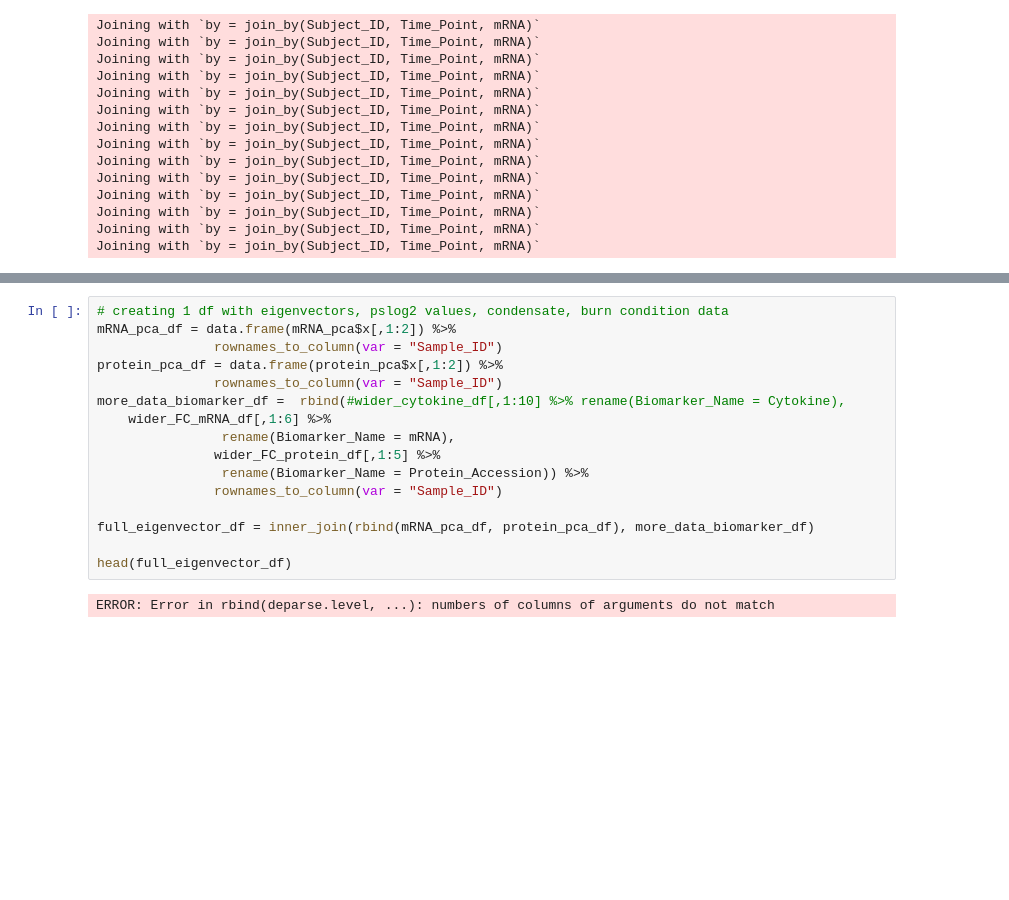
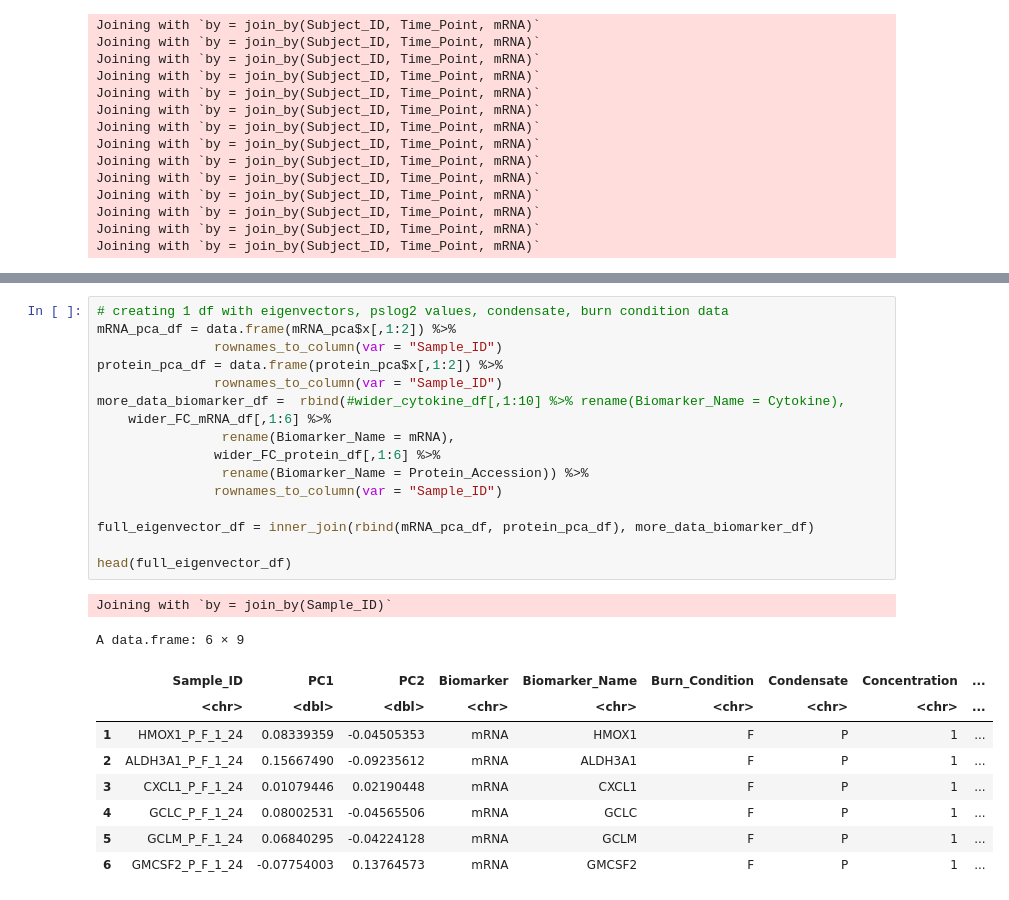
Before and after one commit to UNC-CEMALB/Burn-pit-smoke-condensate-mediated-toxicity-in-human-airway-epithelial-cells-, a Jupyter notebook: 3. Biomarker Cluster Analysis/Redo.ipynb, the cells around one changed output, grey strips where cells are left out. Saved outputs shown, nothing was run; the diff lists cells and outputs as text; blank space fills up the shorter version.

```diff
--- a/3. Biomarker Cluster Analysis/Redo.ipynb
+++ b/3. Biomarker Cluster Analysis/Redo.ipynb
@@ -278,18 +280,27 @@ fviz_eig(protein_pca, addlabels = TRUE)
 # %%
 # creating 1 df with eigenvectors, pslog2 values, condensate, burn condition data
 mRNA_pca_df = data.frame(mRNA_pca$x[,1:2]) %>%
                rownames_to_column(var = "Sample_ID")
 protein_pca_df = data.frame(protein_pca$x[,1:2]) %>%
                rownames_to_column(var = "Sample_ID")
 more_data_biomarker_df =  rbind(#wider_cytokine_df[,1:10] %>% rename(Biomarker_Name = Cytokine),
     wider_FC_mRNA_df[,1:6] %>%
                 rename(Biomarker_Name = mRNA),
-               wider_FC_protein_df[,1:5] %>%
+               wider_FC_protein_df[,1:6] %>%
                 rename(Biomarker_Name = Protein_Accession)) %>%
                rownames_to_column(var = "Sample_ID")
 
 full_eigenvector_df = inner_join(rbind(mRNA_pca_df, protein_pca_df), more_data_biomarker_df)
 
 head(full_eigenvector_df)
 # %% [output]
-ERROR: Error in rbind(deparse.level, ...): numbers of columns of arguments do not match
+Joining with `by = join_by(Sample_ID)`
+A data.frame: 6 × 9
+|  | Sample_ID | PC1 | PC2 | Biomarker | Biomarker_Name | Burn_Condition | Condensate | Concentration | ... |
+|  | <chr> | <dbl> | <dbl> | <chr> | <chr> | <chr> | <chr> | <chr> | ... |
+| 1 | HMOX1_P_F_1_24 | 0.08339359 | -0.04505353 | mRNA | HMOX1 | F | P | 1 | ... |
+| 2 | ALDH3A1_P_F_1_24 | 0.15667490 | -0.09235612 | mRNA | ALDH3A1 | F | P | 1 | ... |
+| 3 | CXCL1_P_F_1_24 | 0.01079446 | 0.02190448 | mRNA | CXCL1 | F | P | 1 | ... |
+| 4 | GCLC_P_F_1_24 | 0.08002531 | -0.04565506 | mRNA | GCLC | F | P | 1 | ... |
+| 5 | GCLM_P_F_1_24 | 0.06840295 | -0.04224128 | mRNA | GCLM | F | P | 1 | ... |
+| 6 | GMCSF2_P_F_1_24 | -0.07754003 | 0.13764573 | mRNA | GMCSF2 | F | P | 1 | ... |
```
Also changed, not shown: parts of 5 cells of this notebook.
